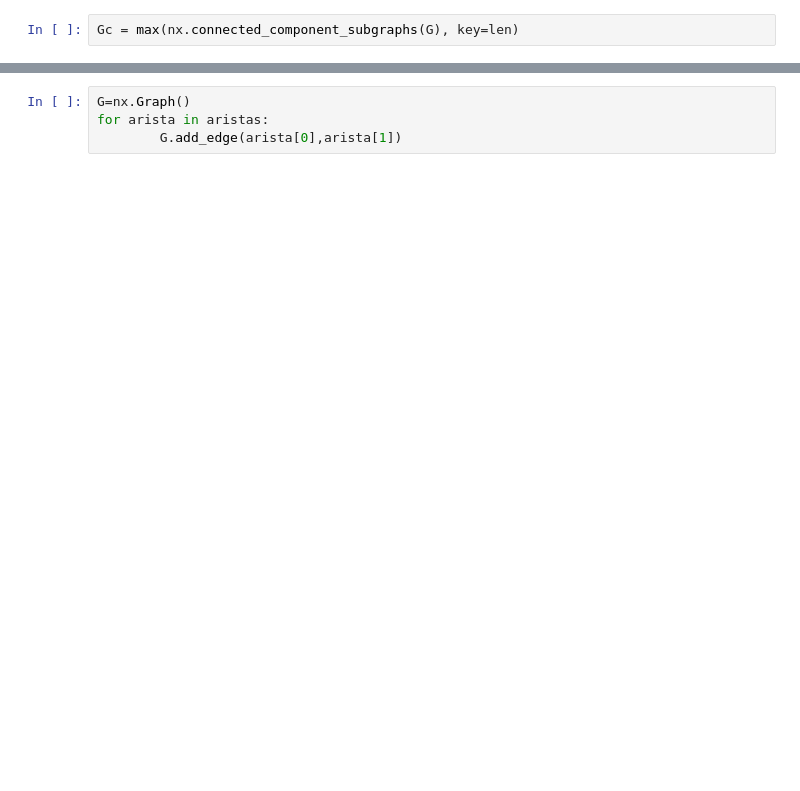
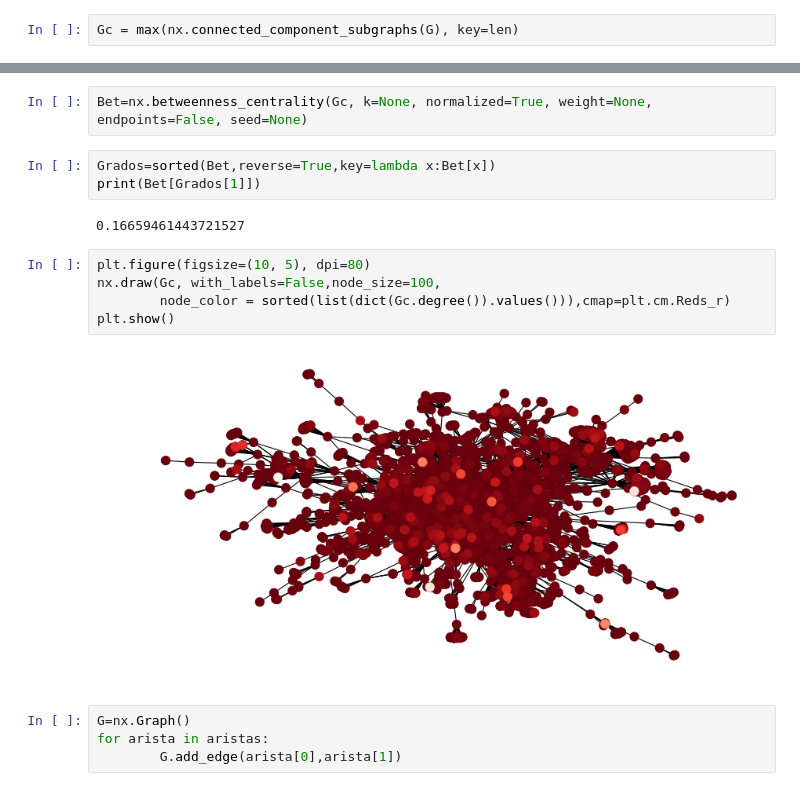
Before and after one commit to alangivre/NocheMuseos, a Jupyter notebook: LevantaTweets.ipynb, the cells around one changed output, grey strips where cells are left out. Saved outputs shown, nothing was run; the diff lists cells and outputs as text; blank space fills up the shorter version.

```diff
--- a/LevantaTweets.ipynb
+++ b/LevantaTweets.ipynb
@@ -266,3 +291,17 @@ plt.show()
+# %%
+Bet=nx.betweenness_centrality(Gc, k=None, normalized=True, weight=None, endpoints=False, seed=None)
+# %%
+Grados=sorted(Bet,reverse=True,key=lambda x:Bet[x])
+print(Bet[Grados[1]])
+# %% [output]
+0.16659461443721527
+# %%
+plt.figure(figsize=(10, 5), dpi=80)
+nx.draw(Gc, with_labels=False,node_size=100,
+        node_color = sorted(list(dict(Gc.degree()).values())),cmap=plt.cm.Reds_r)
+plt.show()
+# %% [output]
+[figure, added]
 # %%
 G=nx.Graph()
 for arista in aristas:
```
Also changed, not shown: parts of 14 cells of this notebook.
